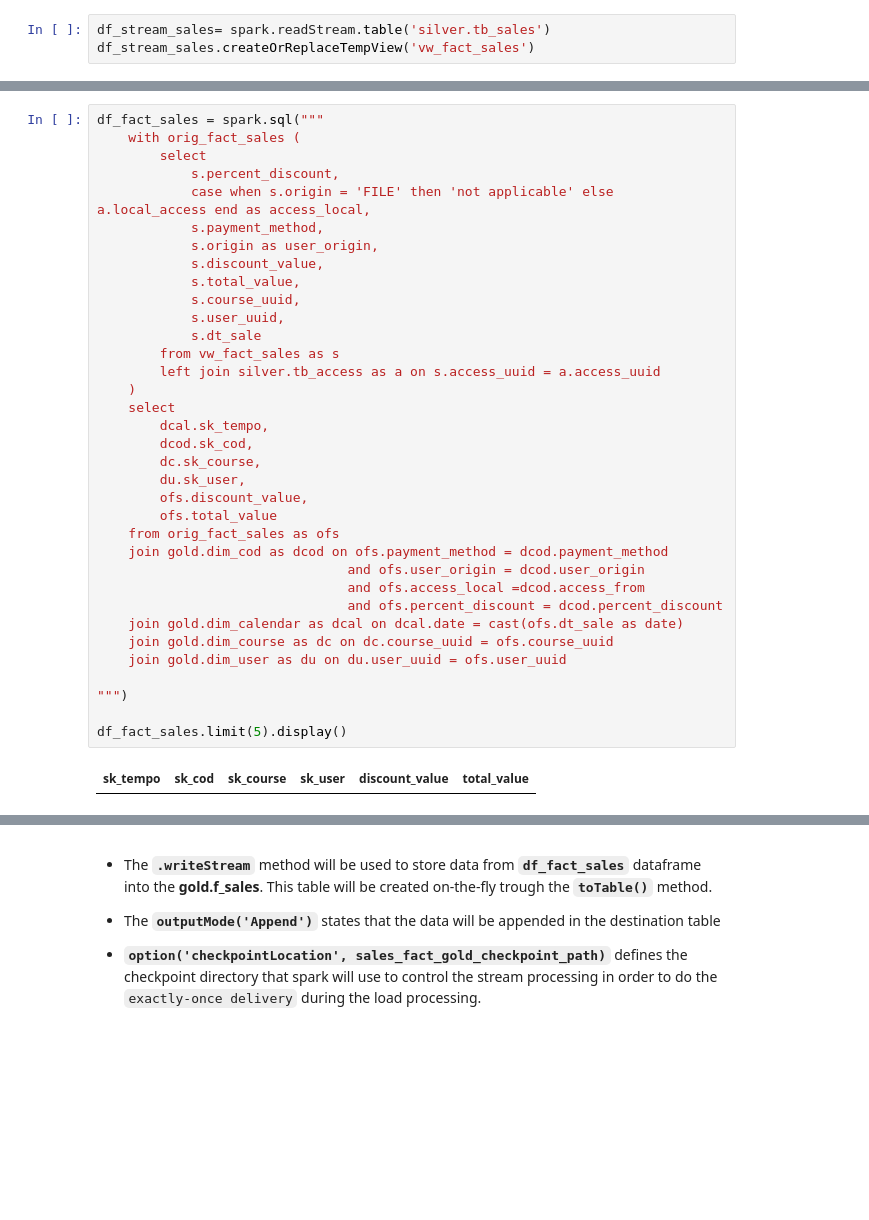
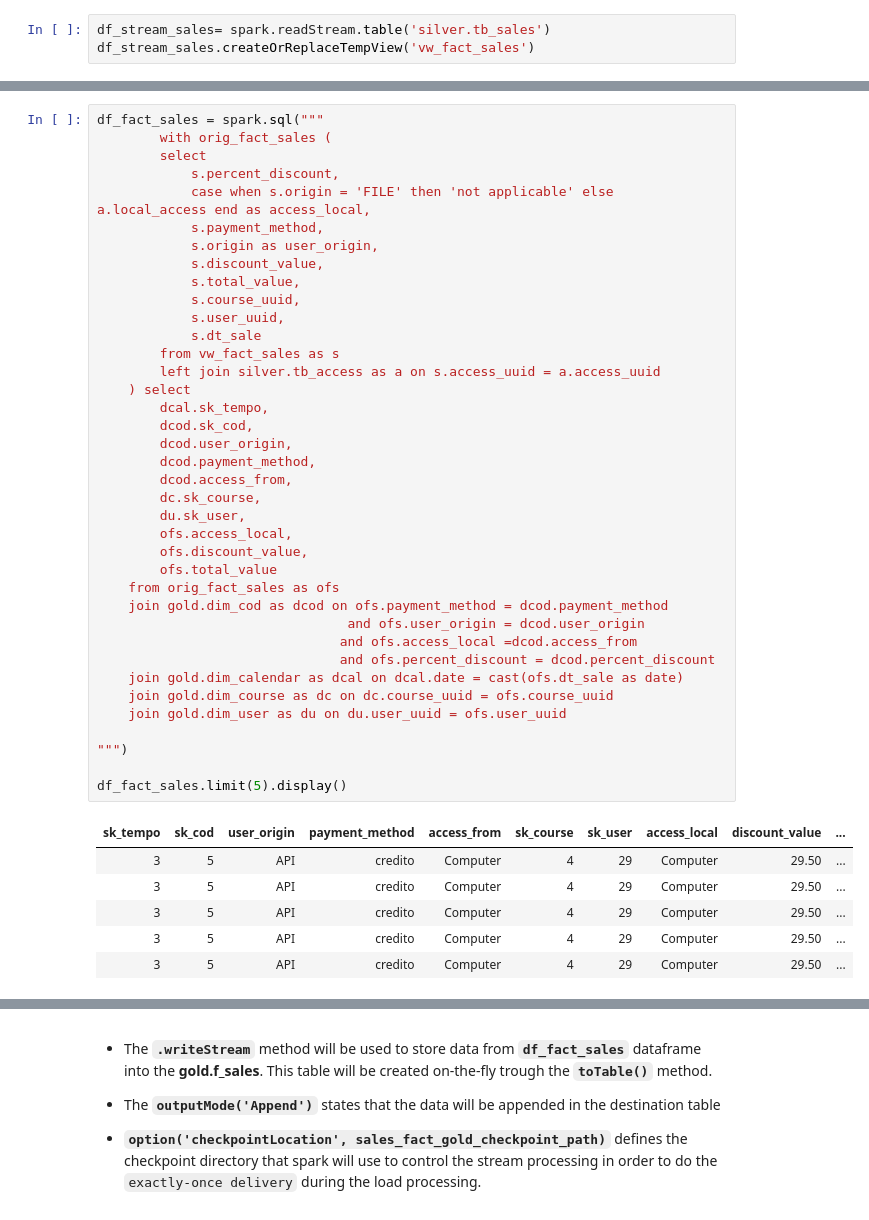
Before and after one commit to jmcabreira/DataPipeline-DataBricks, a Jupyter notebook: Load_Gold_Zone.ipynb, the cells around one changed output, grey strips where cells are left out. Cells and saved outputs as stored; diff of their text form; blank space fills up the shorter version.

```diff
--- a/Load_Gold_Zone.ipynb
+++ b/Load_Gold_Zone.ipynb
@@ -413,37 +402,45 @@ spark.sql("""
 # %%
 df_fact_sales = spark.sql("""
-    with orig_fact_sales (
+        with orig_fact_sales (
         select
             s.percent_discount,
             case when s.origin = 'FILE' then 'not applicable' else a.local_access end as access_local,
             s.payment_method,
             s.origin as user_origin,
             s.discount_value,
             s.total_value,
             s.course_uuid,
             s.user_uuid,
             s.dt_sale
         from vw_fact_sales as s
         left join silver.tb_access as a on s.access_uuid = a.access_uuid
-    )
-    select
+    ) select
         dcal.sk_tempo,
         dcod.sk_cod,
+        dcod.user_origin,
+        dcod.payment_method,
+        dcod.access_from,
         dc.sk_course,
         du.sk_user,
+        ofs.access_local,
         ofs.discount_value,
         ofs.total_value
     from orig_fact_sales as ofs
     join gold.dim_cod as dcod on ofs.payment_method = dcod.payment_method
                                 and ofs.user_origin = dcod.user_origin
-                                and ofs.access_local =dcod.access_from
-                                and ofs.percent_discount = dcod.percent_discount
+                               and ofs.access_local =dcod.access_from
+                               and ofs.percent_discount = dcod.percent_discount
     join gold.dim_calendar as dcal on dcal.date = cast(ofs.dt_sale as date)
     join gold.dim_course as dc on dc.course_uuid = ofs.course_uuid
     join gold.dim_user as du on du.user_uuid = ofs.user_uuid
 
 """)
 
 df_fact_sales.limit(5).display()
 # %% [output]
-| sk_tempo | sk_cod | sk_course | sk_user | discount_value | total_value |
+| sk_tempo | sk_cod | user_origin | payment_method | access_from | sk_course | sk_user | access_local | discount_value | ... |
+| 3 | 5 | API | credito | Computer | 4 | 29 | Computer | 29.50 | ... |
+| 3 | 5 | API | credito | Computer | 4 | 29 | Computer | 29.50 | ... |
+| 3 | 5 | API | credito | Computer | 4 | 29 | Computer | 29.50 | ... |
+| 3 | 5 | API | credito | Computer | 4 | 29 | Computer | 29.50 | ... |
+| 3 | 5 | API | credito | Computer | 4 | 29 | Computer | 29.50 | ... |
```
Also changed, not shown: parts of 13 cells of this notebook, 2 other files.
